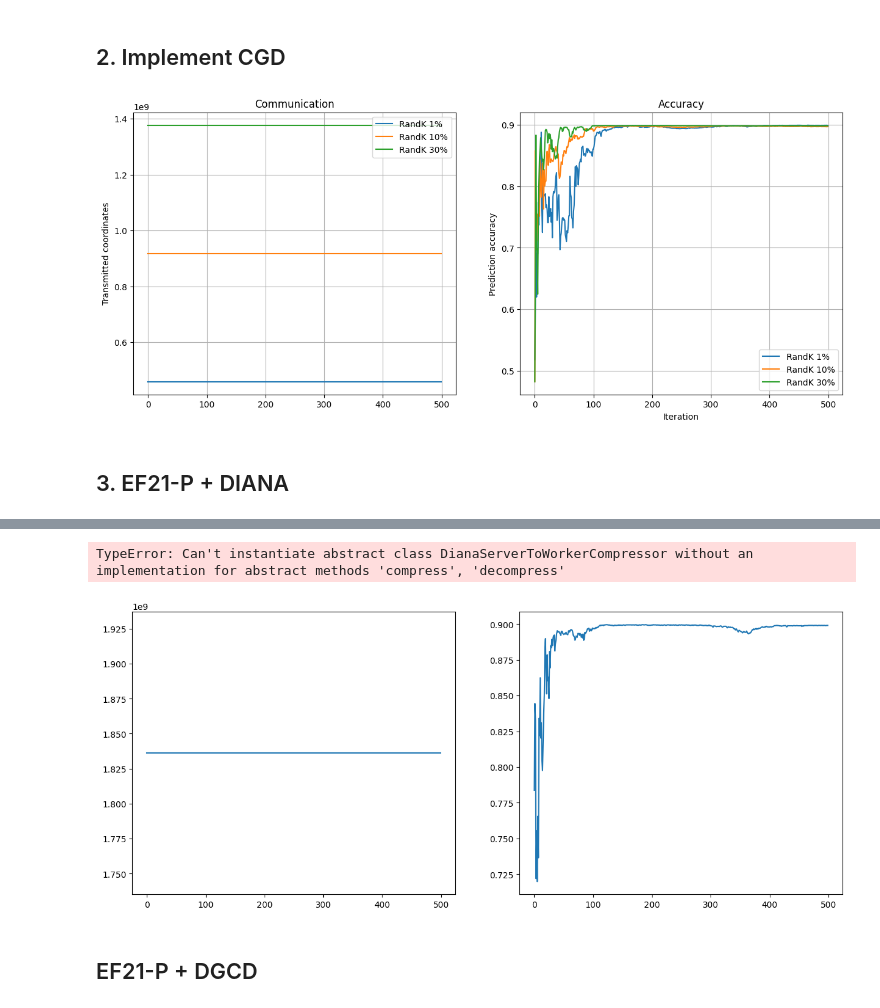
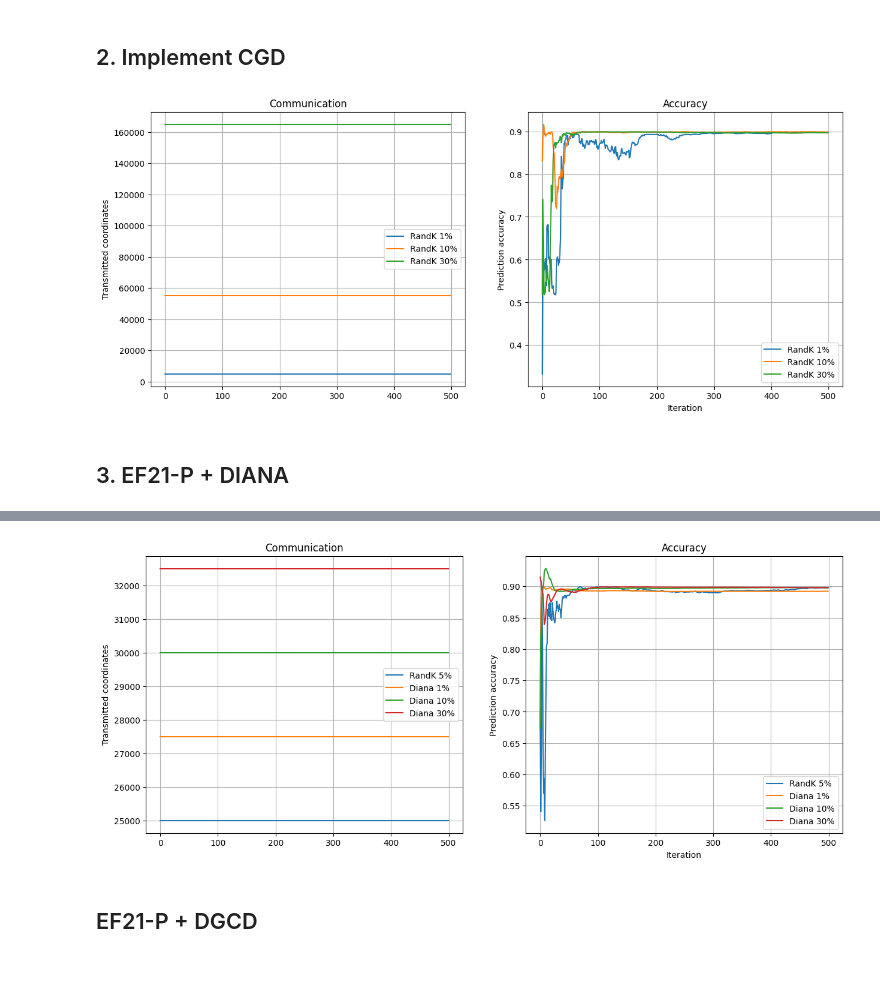
Before and after one commit to aigoncharov/ml-bidirection-compression, a Jupyter notebook: bd_compression_report.ipynb, the cells around one changed output, grey strips where cells are left out. Saved outputs shown, nothing was run; the diff lists cells and outputs as text; code cells hidden in the pictures; blank space fills up the shorter version.

Commit message:
implement diana

```diff
--- a/bd_compression_report.ipynb
+++ b/bd_compression_report.ipynb
@@ -249,7 +252,7 @@ for ratio in compression_ratios:
     plt.subplot(1, 2, 1)
     plt.plot(
         np.full(
-            len(randk_res.transmitted_coordinates_worker_to_server),
+            len(randk_res.accuracies),
             randk_res.transmitted_coordinates_worker_to_server,
         ),
         label=f"RandK {int(ratio*100)}%",
@@ -273,14 +276,8 @@ plt.title("Accuracy")
 
 plt.show()
 # %% [output]
-[figure, old version]
+[figure, new version]
 # %% [markdown]
 ## 3. EF21-P + DIANA
 # %% [markdown]
 ![image.png](attachment:image.png)
-# %%
-@dataclass
-class DianaSimulationState(SimulationState):
-    beta: float
-
-class DianaDistributedEnvSimulator(DistributedEnvSimulator):
@@ -325,7 +426,7 @@ plt.subplot(1, 2, 1)
 plt.plot(
     np.full(
         len(randk_res.accuracies),
-        randk_res.transmitted_coordinates_server_to_worker + randk_res.transmitted_coordinates_worker_to_server,
+        randk_res.transmitted_coordinates_worker_to_server,
     ),
     label=f"RandK {int(worker_to_server_compression_ratio*100)}%",
 )
@@ -334,48 +435,42 @@ plt.subplot(1, 2, 2)
 plt.plot(np.array(randk_res.accuracies), label=f"RandK {int(worker_to_server_compression_ratio*100)}%")
 
 for ratio in compression_ratios:
-    diana_server_to_worker_compressor = DianaServerToWorkerCompressor(ratio)
-    diana_simulator = DistributedEnvSimulator(
+    diana_simulator = DianaDistributedEnvSimulator(
         nabla_f=nabla_f,
         gamma_k=gamma_k,
         worker_to_server_compressor=randk_worker_to_server_compressor,
-        server_to_worker_compressor=diana_server_to_worker_compressor,
     )
     diana_res = diana_simulator.simulate_distributed_env(
-        X=X,
-        y=y,
-        n_devices=n_devices,
-        num_iterations=num_iterations,
+        X=X, y=y, n_devices=n_devices, num_iterations=num_iterations, eps=None
     )
 
     plt.subplot(1, 2, 1)
     plt.plot(
         np.full(
             len(diana_res.accuracies),
-            diana_res.transmitted_coordinates_server_to_worker + diana_res.transmitted_coordinates_worker_to_server,
+            diana_res.transmitted_coordinates_worker_to_server,
         ),
         label=f"Diana {int(ratio*100)}%",
     )
 
     plt.subplot(1, 2, 2)
     plt.plot(np.array(diana_res.accuracies), label=f"Diana {int(ratio*100)}%")
 
 plt.subplot(1, 2, 1)
 plt.ylabel("Transmitted coordinates")
 plt.grid(True)
 plt.legend()
 plt.title("Communication")
 
 plt.subplot(1, 2, 2)
 plt.xlabel("Iteration")
 plt.ylabel("Prediction accuracy")
 plt.grid(True)
 plt.legend()
 plt.title("Accuracy")
 
 plt.show()
 # %% [output]
-TypeError: Can't instantiate abstract class DianaServerToWorkerCompressor without an implementation for abstract methods 'compress', 'decompress'
-[figure, old version]
+[figure, new version]
 # %% [markdown]
 ## EF21-P + DGCD
```
Also changed, not shown: parts of 3 cells of this notebook.
